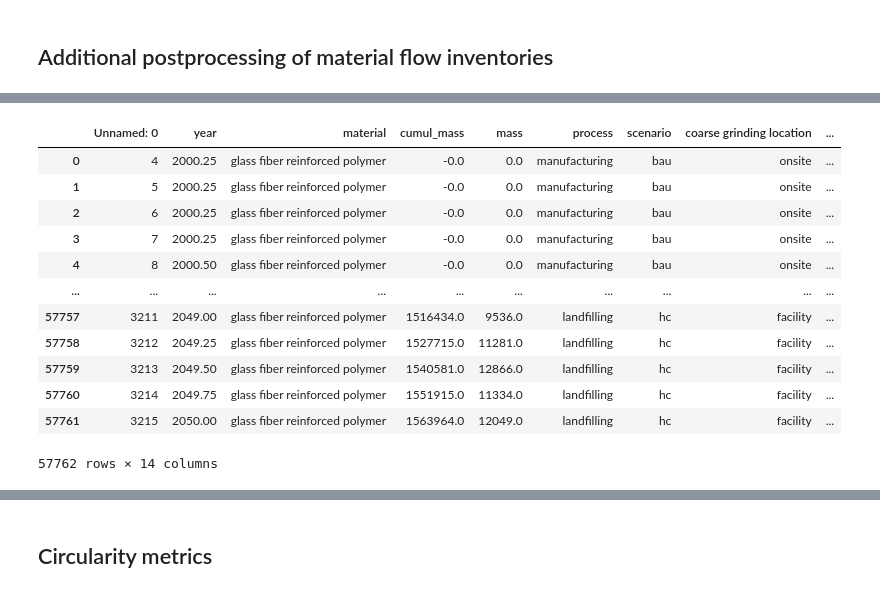
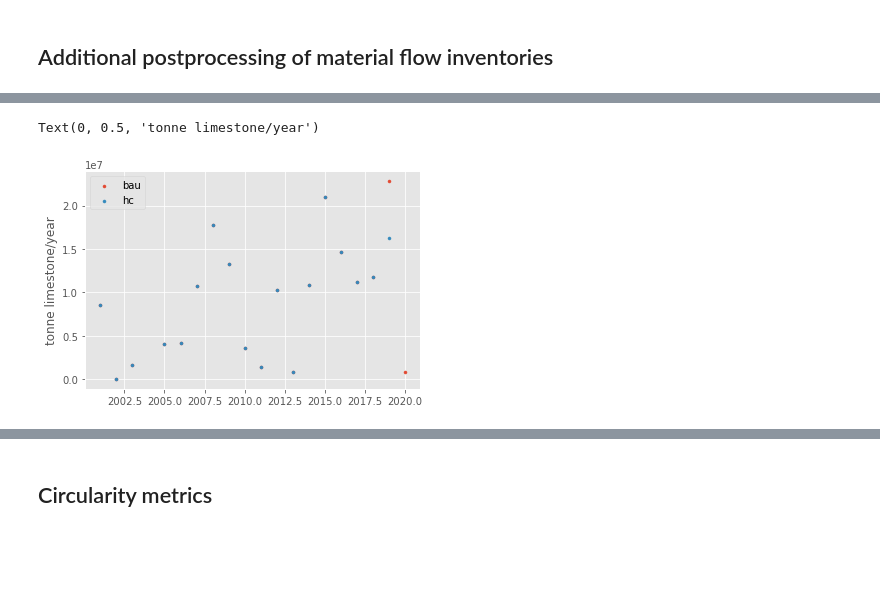
Before and after one commit to NREL/celavi, a Jupyter notebook: notebooks/CELAVI-Figures.ipynb, the cells around one changed output, grey strips where cells are left out. Drawn from its saved outputs; the diff is of its cells as text; code cells hidden in the pictures; blank space fills up the shorter version.

Commit message:
finalizes postprocessing for lci calculations

```diff
--- a/notebooks/CELAVI-Figures.ipynb
+++ b/notebooks/CELAVI-Figures.ipynb
@@ -448,0 +549,10 @@ plt.tight_layout()
+# %%
+lci_out_offsets_transpo = pd.concat([lci_out_offsets, transpo])
+
+# now sum up the positive and negative input quantities
+impact_results = lci_out_offsets_transpo.groupby(['year', 'material', 'process', 'scenario', 'coarse grinding location',
+                                                  'distance to recycling facility', 'distance to cement plant', 'input unit',
+                                                  'input name'],
+                                                as_index=False).sum()
+
+impact_results
@@ -449 +573,38 @@ plt.tight_layout()
+# %%
+# some input quantities are negative implying we're producing more limestone to offset than can be absorbed in the foundations
+# in keeping with how we deal with recycled to raw material GFRP, exclude these from impact calculations
+# will need to revisit this decision, it leaves a good bit of potential offset out of the calculations
+
+# and remove rows where input quantity <= 0
+impact_results = impact_results.loc[impact_results['input quantity']>0.0].copy()
+# %%
+coarse_loc='facility'
+rec_dist = 9.0
+cem_dist = 187.0
+
+# facet column = scenario (2 rows)
+fig, ax = plt.subplots()
+# x = year
+# y = cumul_mass
+# colour = pathway
+
+for i in lci_out_offsets_transpo['scenario'].unique():
+    if i != 'mc':
+        ax.scatter(impact_results.loc[(impact_results['scenario']==i) &
+                                               (impact_results['coarse grinding location']==coarse_loc) &
+                                               (impact_results['distance to recycling facility']==rec_dist) &
+                                               (impact_results['distance to cement plant']==cem_dist) &
+                                               (impact_results['input name']=='limestone')]['year'],
+                   impact_results.loc[(impact_results['scenario']==i) &
+                                               (impact_results['coarse grinding location']==coarse_loc) &
+                                               (impact_results['distance to recycling facility']==rec_dist) &
+                                               (impact_results['distance to cement plant']==cem_dist) &
+                                               (impact_results['input name']=='limestone')]['input quantity'],
+                   s=9, label=i)
+
+ax.legend()
+ax.set_ylabel("tonne limestone/year")
+# %% [output]
+Text(0, 0.5, 'tonne limestone/year')
+[figure, added]
 # %%
@@ -451,16 +611,0 @@ lci_out = pd.read_csv('celavi-results-lci.csv')
-# %%
-lci_out
-# %% [output]
-|  | Unnamed: 0 | year | material | cumul_mass | mass | process | scenario | coarse grinding location | ... |
-| 0 | 4 | 2000.25 | glass fiber reinforced polymer | -0.0 | 0.0 | manufacturing | bau | onsite | ... |
-| 1 | 5 | 2000.25 | glass fiber reinforced polymer | -0.0 | 0.0 | manufacturing | bau | onsite | ... |
-| 2 | 6 | 2000.25 | glass fiber reinforced polymer | -0.0 | 0.0 | manufacturing | bau | onsite | ... |
-| 3 | 7 | 2000.25 | glass fiber reinforced polymer | -0.0 | 0.0 | manufacturing | bau | onsite | ... |
-| 4 | 8 | 2000.50 | glass fiber reinforced polymer | -0.0 | 0.0 | manufacturing | bau | onsite | ... |
-| ... | ... | ... | ... | ... | ... | ... | ... | ... | ... |
-| 57757 | 3211 | 2049.00 | glass fiber reinforced polymer | 1516434.0 | 9536.0 | landfilling | hc | facility | ... |
-| 57758 | 3212 | 2049.25 | glass fiber reinforced polymer | 1527715.0 | 11281.0 | landfilling | hc | facility | ... |
-| 57759 | 3213 | 2049.50 | glass fiber reinforced polymer | 1540581.0 | 12866.0 | landfilling | hc | facility | ... |
-| 57760 | 3214 | 2049.75 | glass fiber reinforced polymer | 1551915.0 | 11334.0 | landfilling | hc | facility | ... |
-| 57761 | 3215 | 2050.00 | glass fiber reinforced polymer | 1563964.0 | 12049.0 | landfilling | hc | facility | ... |
-57762 rows × 14 columns
```
Also changed, not shown: parts of 17 cells of this notebook.
